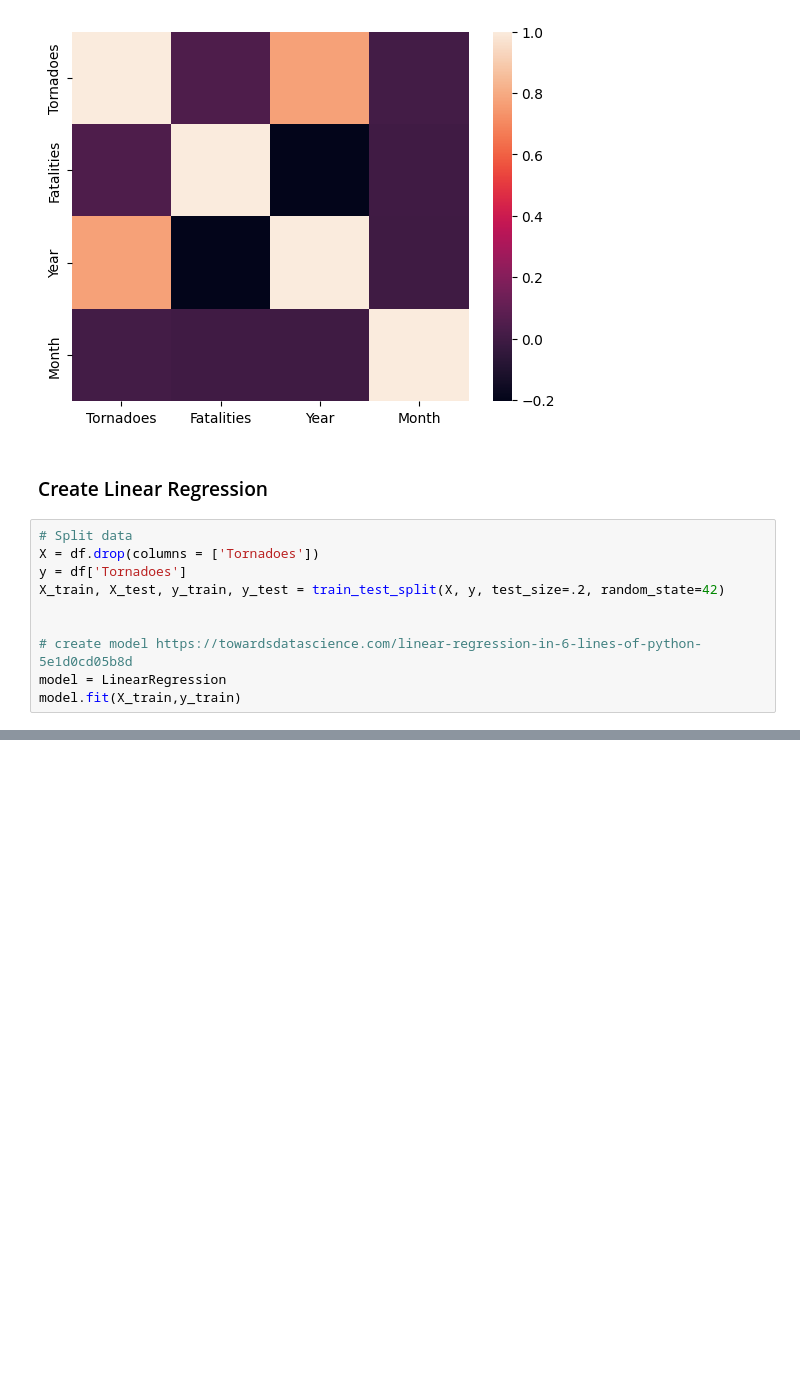
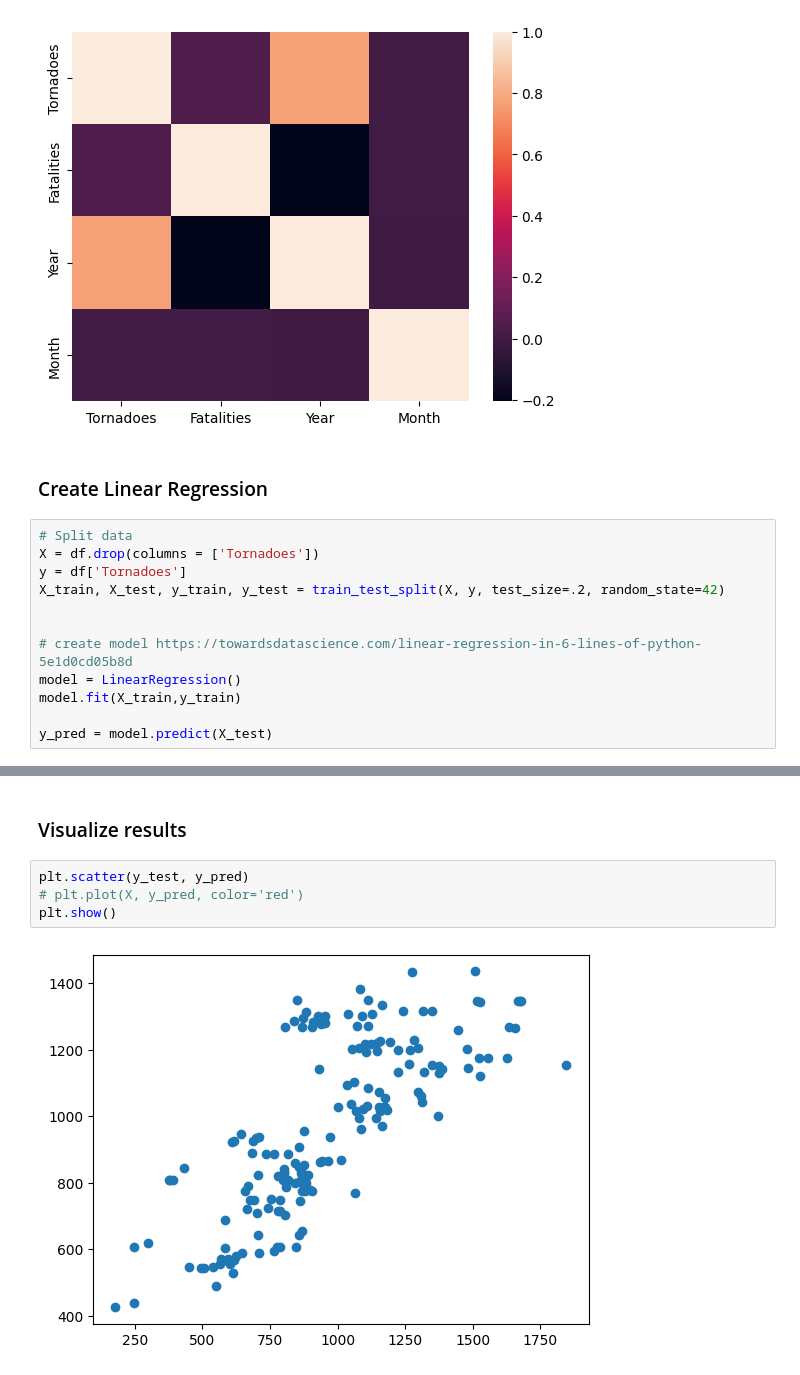
Before and after one commit to PopsicleMud/tornado-history, a Jupyter notebook: tornado-history.ipynb, the cells around one changed output, grey strips where cells are left out. Cells and saved outputs as stored; diff of their text form; blank space fills up the shorter version.

Commit message:
evaluate model

```diff
--- a/tornado-history.ipynb
+++ b/tornado-history.ipynb
@@ -73,5 +74,7 @@ X_train, X_test, y_train, y_test = train_test_split(X, y, test_size=.2, random_s
 
 
 # create model https://towardsdatascience.com/linear-regression-in-6-lines-of-python-5e1d0cd05b8d
-model = LinearRegression
+model = LinearRegression()
 model.fit(X_train,y_train)
+
+y_pred = model.predict(X_test)
@@ -79,0 +91,8 @@ TypeError: LinearRegression.fit() missing 1 required positional argument: 'y'
+# %% [markdown]
+### Visualize results
+# %%
+plt.scatter(y_test, y_pred)
+# plt.plot(X, y_pred, color='red')
+plt.show()
+# %% [output]
+[figure, added]
```
Also changed, not shown: parts of 4 cells of this notebook.
